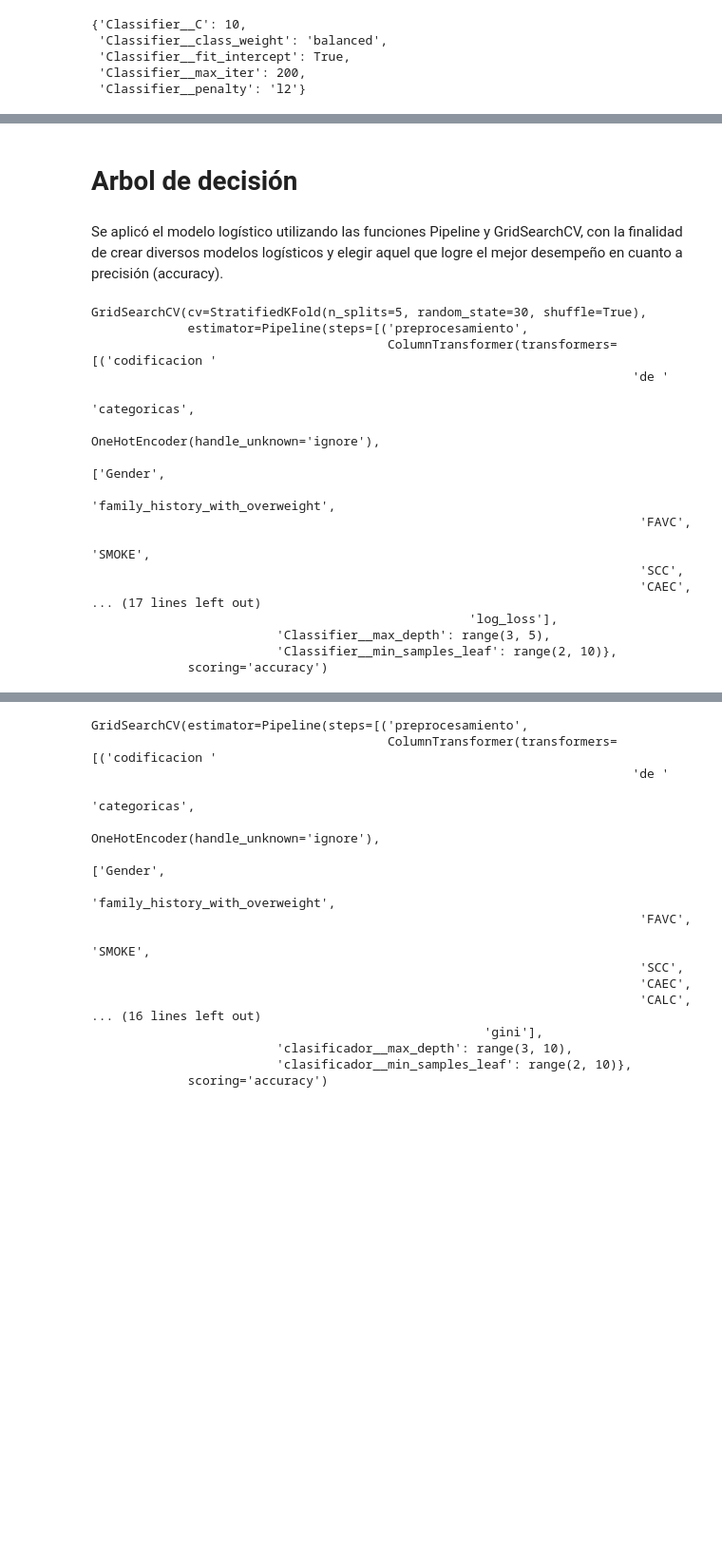
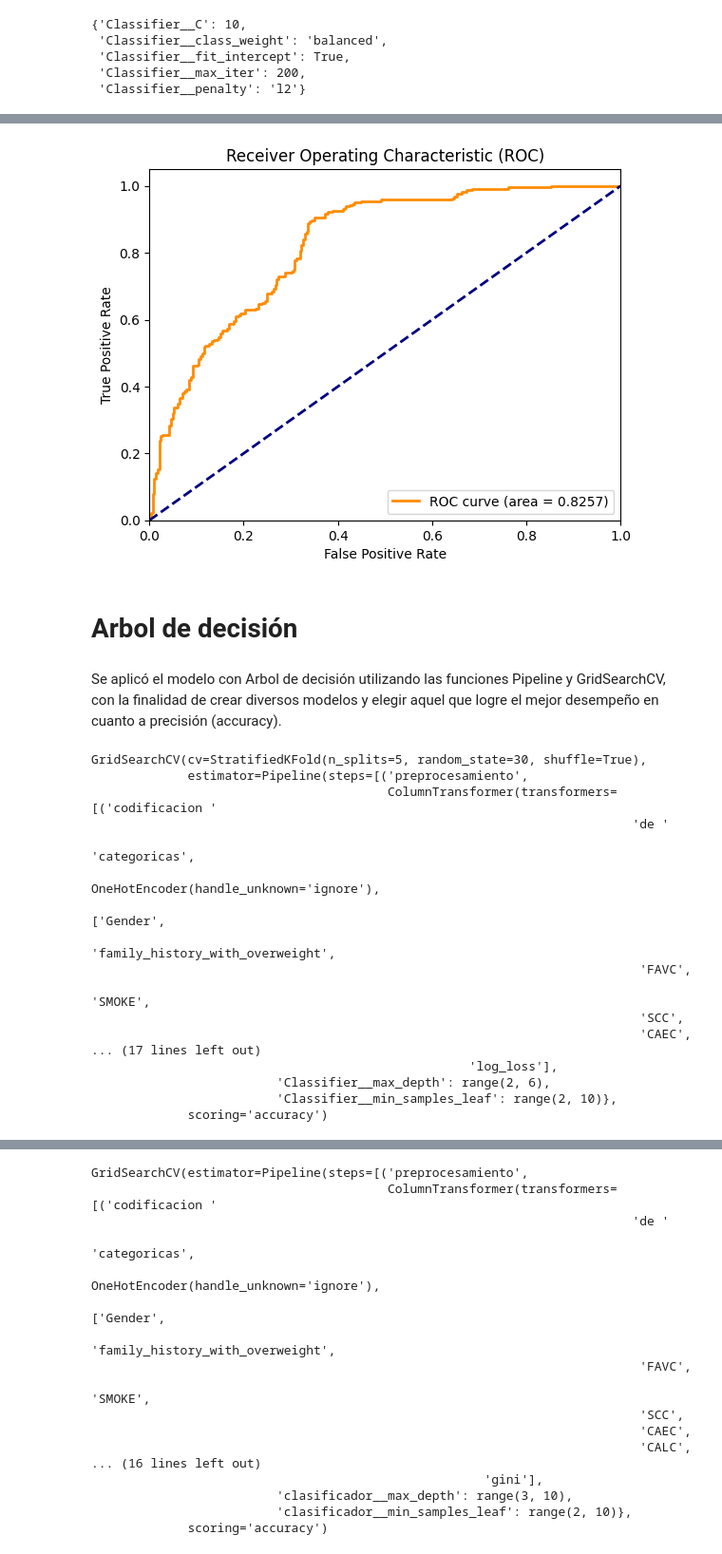
Before and after one commit to cmpineros/ProyObesity, a Jupyter notebook: Codigos/2Modelos supervisados.ipynb, the cells around one changed output, grey strips where cells are left out. Shown at 95% size. Cells and saved outputs as stored; diff of their text form; code cells hidden in the pictures; blank space fills up the shorter version.

Commit message:
Modelos Supervisados

```diff
--- a/Codigos/2Modelos supervisados.ipynb
+++ b/Codigos/2Modelos supervisados.ipynb
@@ -194,7 +256,28 @@ best_log.best_params_
+# %%
+# Obtener las predicciones de probabilidad en el conjunto de prueba
+y_scores = best_log.predict_proba(X_test)[:, 1]
+
+# Calcular la curva ROC
+fpr, tpr, thresholds = roc_curve(y_test, y_scores)
+roc_auclog = auc(fpr, tpr)
+
+# Plotear la curva ROC
+plt.figure()
+plt.plot(fpr, tpr, color='darkorange', lw=2, label='ROC curve (area = %0.4f)' % roc_auclog)
+plt.plot([0, 1], [0, 1], color='navy', lw=2, linestyle='--')
+plt.xlim([0.0, 1.0])
+plt.ylim([0.0, 1.05])
+plt.xlabel('False Positive Rate')
+plt.ylabel('True Positive Rate')
+plt.title('Receiver Operating Characteristic (ROC)')
+plt.legend(loc="lower right")
+plt.show()
+# %% [output]
+[figure, added]
 # %% [markdown]
 # Arbol de decisión
 # %% [markdown]
-Se aplicó el modelo logístico utilizando las funciones Pipeline y GridSearchCV, con la finalidad de crear diversos modelos logísticos y elegir aquel que logre el mejor desempeño en cuanto a precisión (accuracy).
+Se aplicó el modelo con Arbol de decisión utilizando las funciones Pipeline y GridSearchCV, con la finalidad de crear diversos modelos y elegir aquel que logre el mejor desempeño en cuanto a precisión (accuracy).
 # %%
 arbol = DecisionTreeClassifier(random_state=30)
 modelo_arbol = Pipeline(
@@ -206,7 +289,7 @@ modelo_arbol = Pipeline(
 # %%
 k_fold = StratifiedKFold(5, shuffle=True, random_state=30)
 param_grid = {"Classifier__criterion": ['entropy', 'gini','log_loss'],
-              "Classifier__max_depth": range(3, 5),
+              "Classifier__max_depth": range(2, 6),
               "Classifier__min_samples_leaf": range(2, 10)}
 
 best_tree = GridSearchCV(modelo_arbol, param_grid, cv=k_fold, scoring='accuracy', n_jobs=-1)
@@ -226,6 +309,6 @@ GridSearchCV(cv=StratifiedKFold(n_splits=5, random_state=30, shuffle=True),
                                                                           'CAEC',
 ... (17 lines left out)
                                                    'log_loss'],
-                         'Classifier__max_depth': range(3, 5),
+                         'Classifier__max_depth': range(2, 6),
                          'Classifier__min_samples_leaf': range(2, 10)},
              scoring='accuracy')
```
Also changed, not shown: parts of 60 cells of this notebook, 2 other files.
